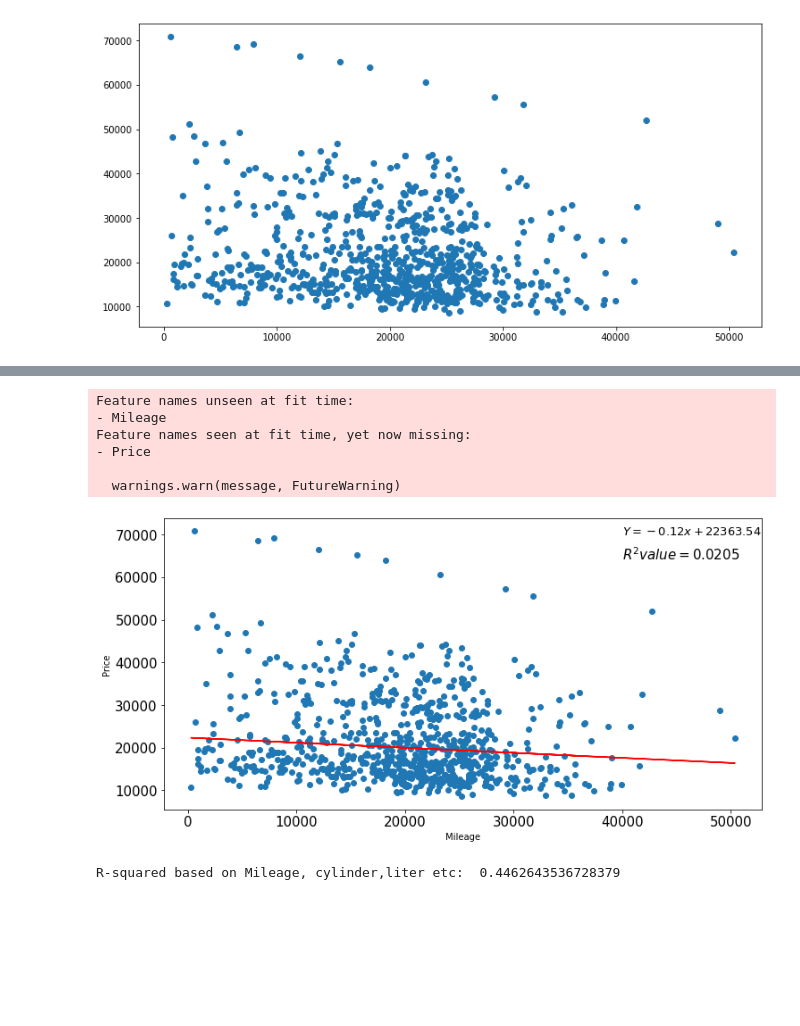
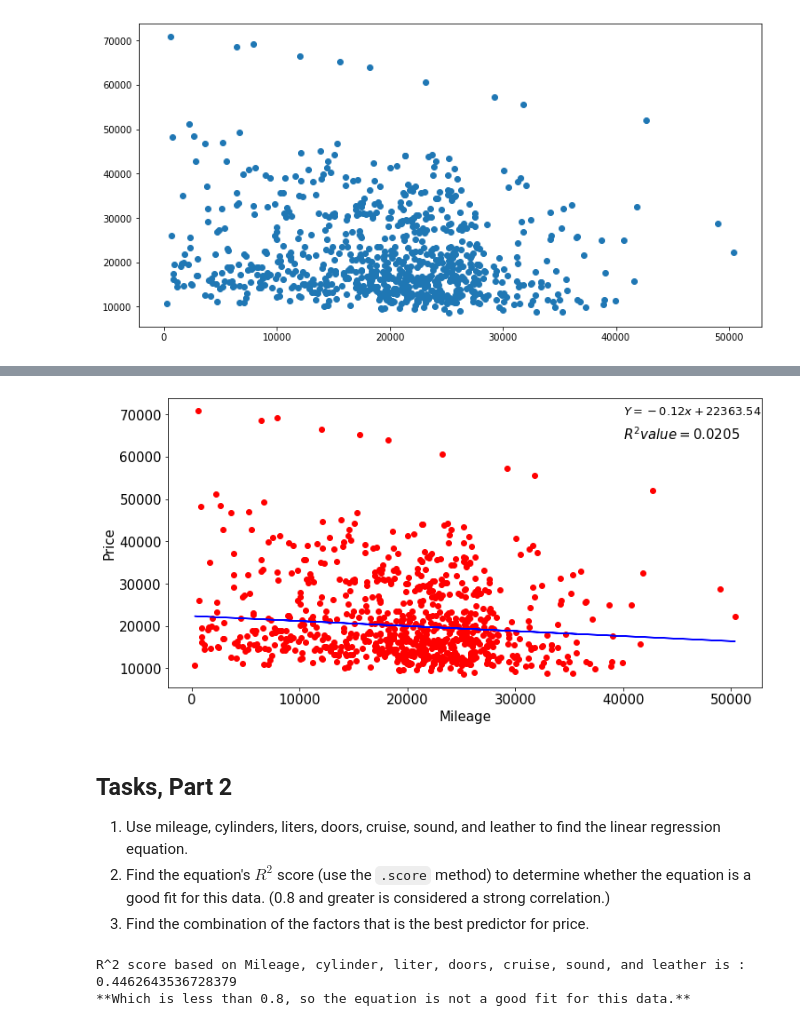
Before and after one commit to Akashkunwar/Dscourses, a Jupyter notebook: Guvi/Assignment/Task 6/Assignment8.ipynb, the cells around one changed output, grey strips where cells are left out. Cells and saved outputs as stored; diff of their text form; code cells hidden in the pictures; blank space fills up the shorter version.

```diff
--- a/Guvi/Assignment/Task 6/Assignment8.ipynb
+++ b/Guvi/Assignment/Task 6/Assignment8.ipynb
@@ -175,25 +203,15 @@ plt.show()
 # %%
-xPrice = df[["Price"]]
-yMileage = df[["Mileage"]]
-
-regr = LinearRegression()
-regr.fit(xPrice, yMileage)
+model = LinearRegression()
+model.fit(df[["Price"]], df[["Mileage"]])
 fig, ax = plt.subplots(figsize=(12,6))
 plt.xticks(fontsize = 15)
 plt.yticks(fontsize = 15)
-plt.scatter(yMileage, xPrice)
-plt.plot(yMileage, regr.predict(yMileage), color='red')
-plt.text(40000, 70000, '$Y = %.2fx + %.2f$' % (regr.coef_, regr.intercept_), fontsize=13)
-plt.text(40000, 64000, '$R^2 value = %.4f$'% regr.score(xPrice, yMileage), fontsize=15)
-plt.ylabel("Price")
-plt.xlabel('Mileage')
-
+plt.scatter(df[["Mileage"]], df[["Price"]], color='red')
+plt.plot(df[["Mileage"]], model.predict(df[["Mileage"]]), color='blue')
+plt.text(40000, 70000, '$Y = %.2fx + %.2f$' % (model.coef_, model.intercept_), fontsize=13)
+plt.text(40000, 64000, '$R^2 value = %.4f$'% model.score(df[["Price"]], df[["Mileage"]]), fontsize=15)
+plt.ylabel("Price",fontsize = 15)
+plt.xlabel('Mileage',fontsize = 15)
 plt.show()
 # %% [output]
-Feature names unseen at fit time:
-- Mileage
-Feature names seen at fit time, yet now missing:
-- Price
-
-  warnings.warn(message, FutureWarning)
-[figure, old version]
+[figure, new version]
@@ -209,4 +218,24 @@ regrtask2 = regr.fit(X, y)
-# %%
-print('R-squared based on Mileage, cylinder,liter etc: ', regrtask2.score(X,y))
-# %% [output]
-R-squared based on Mileage, cylinder,liter etc:  0.4462643536728379
+# %% [markdown]
+## Tasks, Part 2
+
+1. Use mileage, cylinders, liters, doors, cruise, sound, and leather to find the linear regression equation.
+2. Find the equation's $R^2$ score (use the `.score` method) to determine whether the
+equation is a good fit for this data. (0.8 and greater is considered a strong correlation.)
+3. Find the combination of the factors that is the best predictor for price.
+# %%
+# 1.
+features = ["Mileage", "Cylinder", "Liter","Doors","Cruise","Sound","Leather"]
+price = ["Price"]
+
+X = df[features]
+y = df[price]
+
+model1 = LinearRegression()
+task2 = model1.fit(X, y)
+
+# 2.
+print('R^2 score based on Mileage, cylinder, liter, doors, cruise, sound, and leather is : ', task2.score(X,y))
+print("**Which is less than 0.8, so the equation is not a good fit for this data.**")
+# %% [output]
+R^2 score based on Mileage, cylinder, liter, doors, cruise, sound, and leather is :  0.4462643536728379
+**Which is less than 0.8, so the equation is not a good fit for this data.**
```
Also changed, not shown: parts of 6 cells of this notebook.
